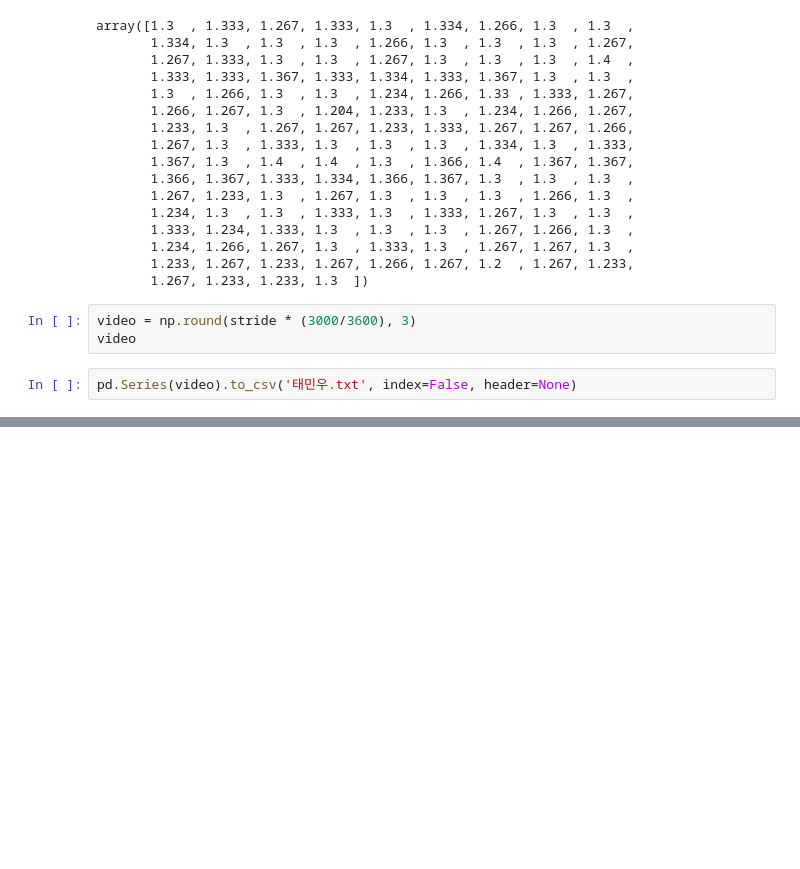
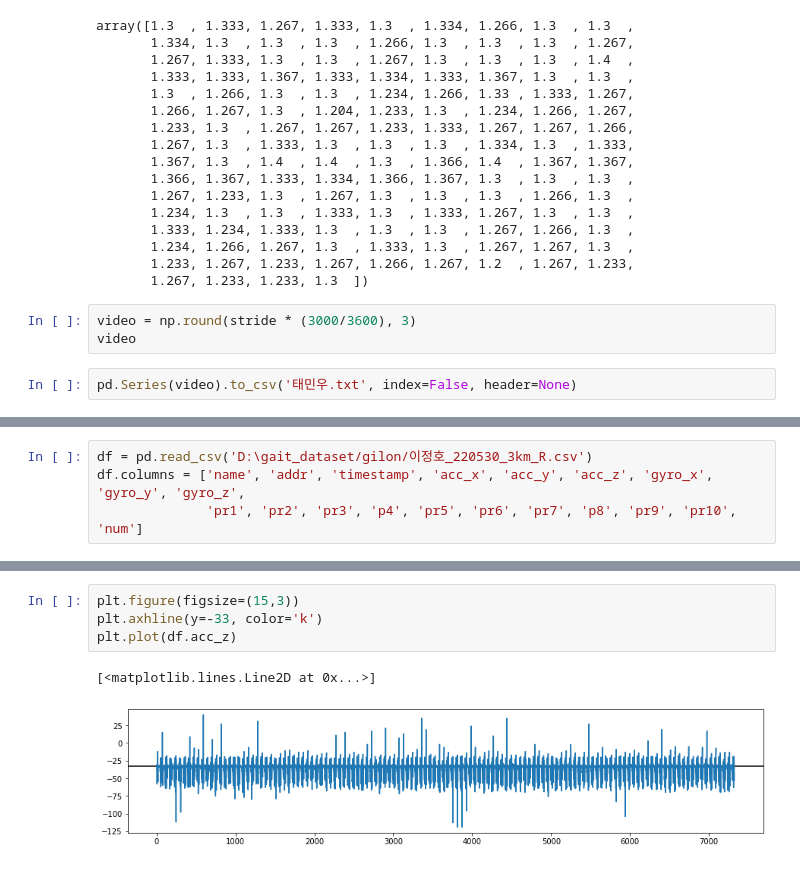
Before and after one commit to taeoowl/gait, a Jupyter notebook: gait/data_test.ipynb, the cells around one changed output, grey strips where cells are left out. Drawn from its saved outputs; the diff is of its cells as text; blank space fills up the shorter version.

```diff
--- a/gait/data_test.ipynb
+++ b/gait/data_test.ipynb
@@ -305,0 +312,4 @@ pd.Series(video).to_csv('태민우.txt', index=False, header=None)
+# %%
+df = pd.read_csv('D:\gait_dataset/gilon/이정호_220530_3km_R.csv')
+df.columns = ['name', 'addr', 'timestamp', 'acc_x', 'acc_y', 'acc_z', 'gyro_x', 'gyro_y', 'gyro_z',
+              'pr1', 'pr2', 'pr3', 'p4', 'pr5', 'pr6', 'pr7', 'p8', 'pr9', 'pr10', 'num']
@@ -305,0 +332,7 @@ pd.Series(video).to_csv('태민우.txt', index=False, header=None)
+# %%
+plt.figure(figsize=(15,3))
+plt.axhline(y=-33, color='k')
+plt.plot(df.acc_z)
+# %% [output]
+[<matplotlib.lines.Line2D at 0x...>]
+[figure, added]
```
Also changed, not shown: parts of 30 cells of this notebook.
